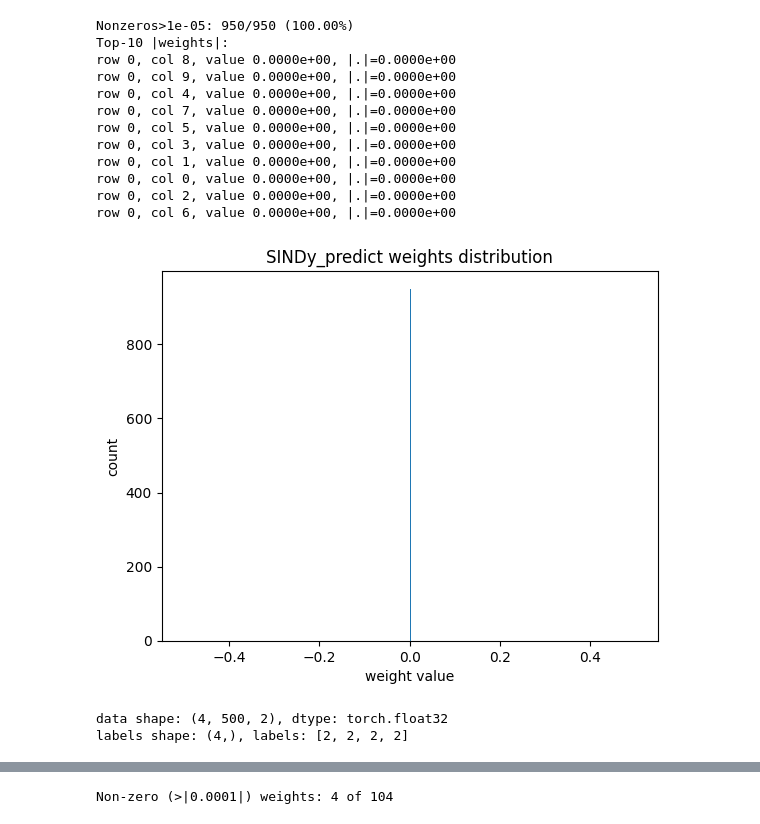
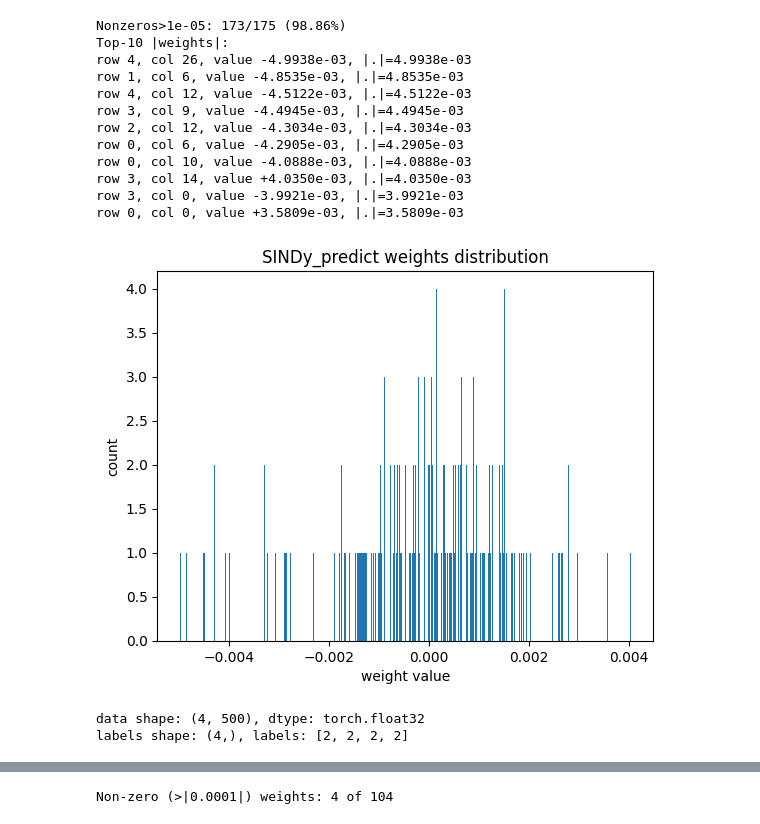
Before and after one commit to pjsteffan/pytorchSINDySz, a Jupyter notebook: scratchpad.ipynb, the cells around one changed output, grey strips where cells are left out. Cells and saved outputs as stored; diff of their text form; code cells hidden in the pictures.

```diff
--- a/scratchpad.ipynb
+++ b/scratchpad.ipynb
@@ -19,42 +49,44 @@ autoencoder = SINDySz.load_from_checkpoint(checkpoint, model=core)
 # %%
-# grab weights/bias
+# grab weights/bias (handle optional bias safely)
 W = autoencoder.model.SINDy_predict.weight.detach().cpu()
-b = autoencoder.model.SINDy_predict.bias.detach().cpu()
+bias = autoencoder.model.SINDy_predict.bias
+b = None if bias is None else bias.detach().cpu()
 
-# sparsity stats
+# sparsity stats (FIX: count nonzeros, not zeros)
 thr = 1e-5  # tweak threshold for "effectively zero"
-num_nonzero = (W.abs() < thr).sum().item()
+num_nonzero = (W.abs() > thr).sum().item()
 total = W.numel()
 print(f"Nonzeros>{thr}: {num_nonzero}/{total} ({num_nonzero/total:.2%})")
 
 # top-10 magnitudes
-flat_vals, flat_idx = torch.topk(W.abs().flatten(), k=10)
-print("Top-10 |weights|:")
+k = min(10, total)
+flat_vals, flat_idx = torch.topk(W.abs().flatten(), k=k)
+print(f"Top-{k} |weights|:")
 for v, idx in zip(flat_vals.tolist(), flat_idx.tolist()):
     row, col = divmod(idx, W.size(1))
-    print(f"row {row}, col {col}, value {W[row, col].item():.4e}, |.|={v:.4e}")
+    print(f"row {row}, col {col}, value {W[row, col].item():+.4e}, |.|={v:.4e}")
 
 # optional: histogram of magnitudes
 import matplotlib.pyplot as plt
 plt.hist(W.flatten().numpy(), bins=500)
 plt.title("SINDy_predict weights distribution")
 plt.xlabel("weight value")
 plt.ylabel("count")
 plt.show()
 # %% [output]
-Nonzeros>1e-05: 950/950 (100.00%)
+Nonzeros>1e-05: 173/175 (98.86%)
 Top-10 |weights|:
-row 0, col 8, value 0.0000e+00, |.|=0.0000e+00
-row 0, col 9, value 0.0000e+00, |.|=0.0000e+00
-row 0, col 4, value 0.0000e+00, |.|=0.0000e+00
-row 0, col 7, value 0.0000e+00, |.|=0.0000e+00
-row 0, col 5, value 0.0000e+00, |.|=0.0000e+00
-row 0, col 3, value 0.0000e+00, |.|=0.0000e+00
-row 0, col 1, value 0.0000e+00, |.|=0.0000e+00
-row 0, col 0, value 0.0000e+00, |.|=0.0000e+00
-row 0, col 2, value 0.0000e+00, |.|=0.0000e+00
-row 0, col 6, value 0.0000e+00, |.|=0.0000e+00
+row 4, col 26, value -4.9938e-03, |.|=4.9938e-03
+row 1, col 6, value -4.8535e-03, |.|=4.8535e-03
+row 4, col 12, value -4.5122e-03, |.|=4.5122e-03
+row 3, col 9, value -4.4945e-03, |.|=4.4945e-03
+row 2, col 12, value -4.3034e-03, |.|=4.3034e-03
+row 0, col 6, value -4.2905e-03, |.|=4.2905e-03
+row 0, col 10, value -4.0888e-03, |.|=4.0888e-03
+row 3, col 14, value +4.0350e-03, |.|=4.0350e-03
+row 3, col 0, value -3.9921e-03, |.|=3.9921e-03
+row 0, col 0, value +3.5809e-03, |.|=3.5809e-03
-[figure, old version]
+[figure, new version]
 # %%
 import torch
 from torch.utils.data import DataLoader
@@ -68,9 +100,9 @@ def get_example_batch(
     data_file="/app/Data/WR/WR5_Run4.hdf5",
     annotation_file="/app/Data/WR/Annotations/260218_annotations_a.pkl",
     batch_size=4,
-    single_channel=False,
+    single_channel=True,
     psd=False,
-    epoch_id=2.0,
+    epoch_id=2,
     epoch_size=5.0,
     sample_rate=5000,
     shuffle=True,
@@ -93,7 +125,7 @@ def get_example_batch(
 # Example usage in a notebook cell
 data, labels, freq_weights = get_example_batch()
 # %% [output]
-data shape: (4, 500, 2), dtype: torch.float32
+data shape: (4, 500), dtype: torch.float32
 labels shape: (4,), labels: [2, 2, 2, 2]
 # %%
 import torch
```
Also changed, not shown: parts of 4 cells of this notebook, 21 other files.
